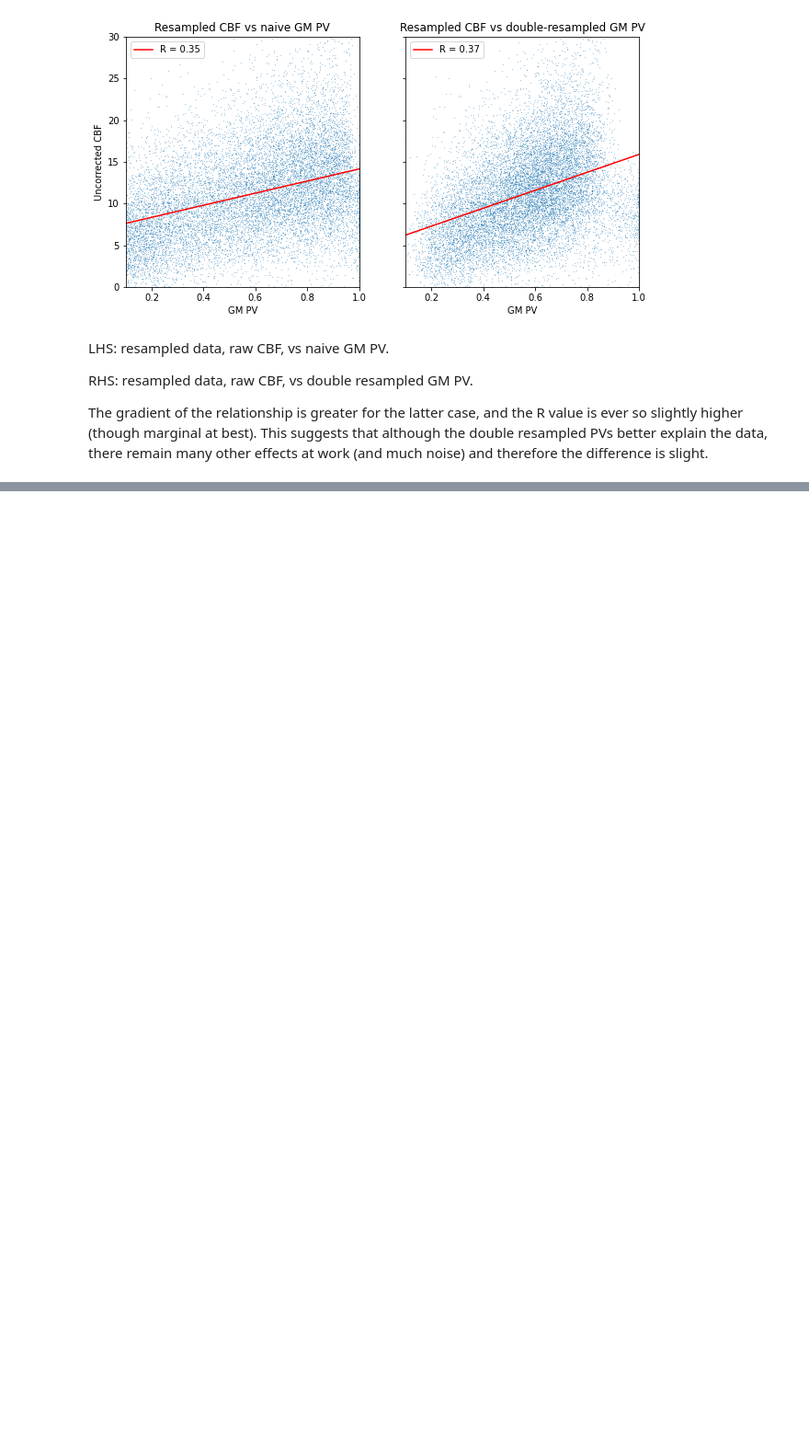
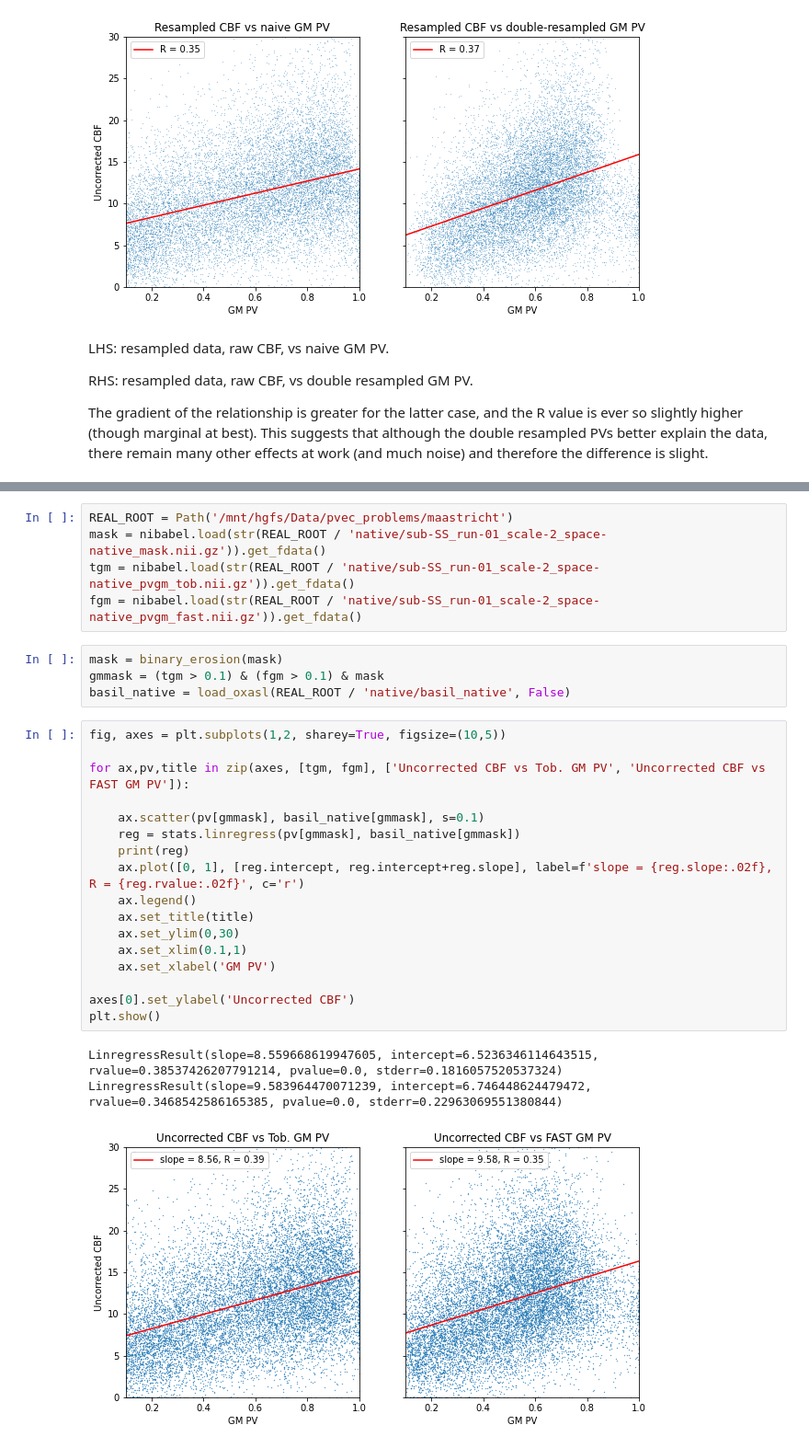
Before and after one commit to tomfrankkirk/pvec_problems, a Jupyter notebook: brain.ipynb, the cells around one changed output, grey strips where cells are left out. Shown at 92% size. Drawn from its saved outputs; the diff is of its cells as text; blank space fills up the shorter version.

```diff
--- a/brain.ipynb
+++ b/brain.ipynb
@@ -600,0 +646,30 @@ This conclusion doesn't agree so well with some of the ASL PVEc literature (whic
+# %%
+REAL_ROOT = Path('/mnt/hgfs/Data/pvec_problems/maastricht')
+mask = nibabel.load(str(REAL_ROOT / 'native/sub-SS_run-01_scale-2_space-native_mask.nii.gz')).get_fdata()
+tgm = nibabel.load(str(REAL_ROOT / 'native/sub-SS_run-01_scale-2_space-native_pvgm_tob.nii.gz')).get_fdata()
+fgm = nibabel.load(str(REAL_ROOT / 'native/sub-SS_run-01_scale-2_space-native_pvgm_fast.nii.gz')).get_fdata()
+# %%
+mask = binary_erosion(mask)
+gmmask = (tgm > 0.1) & (fgm > 0.1) & mask
+basil_native = load_oxasl(REAL_ROOT / 'native/basil_native', False)
+# %%
+fig, axes = plt.subplots(1,2, sharey=True, figsize=(10,5))
+
+for ax,pv,title in zip(axes, [tgm, fgm], ['Uncorrected CBF vs Tob. GM PV', 'Uncorrected CBF vs FAST GM PV']):
+
+    ax.scatter(pv[gmmask], basil_native[gmmask], s=0.1)
+    reg = stats.linregress(pv[gmmask], basil_native[gmmask])
+    print(reg)
+    ax.plot([0, 1], [reg.intercept, reg.intercept+reg.slope], label=f'slope = {reg.slope:.02f}, R = {reg.rvalue:.02f}', c='r')
+    ax.legend()
+    ax.set_title(title)
+    ax.set_ylim(0,30)
+    ax.set_xlim(0.1,1)
+    ax.set_xlabel('GM PV')
+
+axes[0].set_ylabel('Uncorrected CBF')
+plt.show()
+# %% [output]
+LinregressResult(slope=8.559668619947605, intercept=6.5236346114643515, rvalue=0.38537426207791214, pvalue=0.0, stderr=0.1816057520537324)
+LinregressResult(slope=9.583964470071239, intercept=6.746448624479472, rvalue=0.3468542586165385, pvalue=0.0, stderr=0.22963069551380844)
+[figure, added]
```
Also changed, not shown: parts of 16 cells of this notebook.
